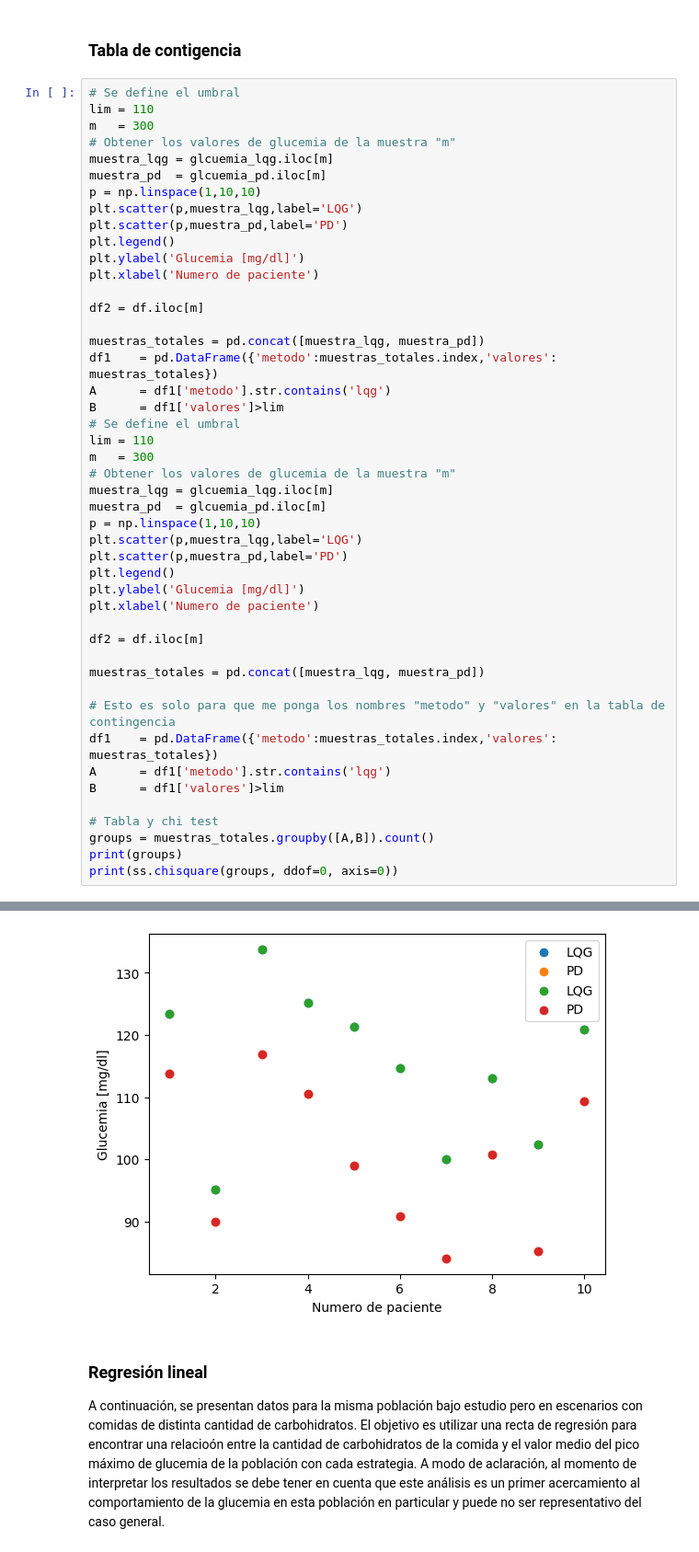
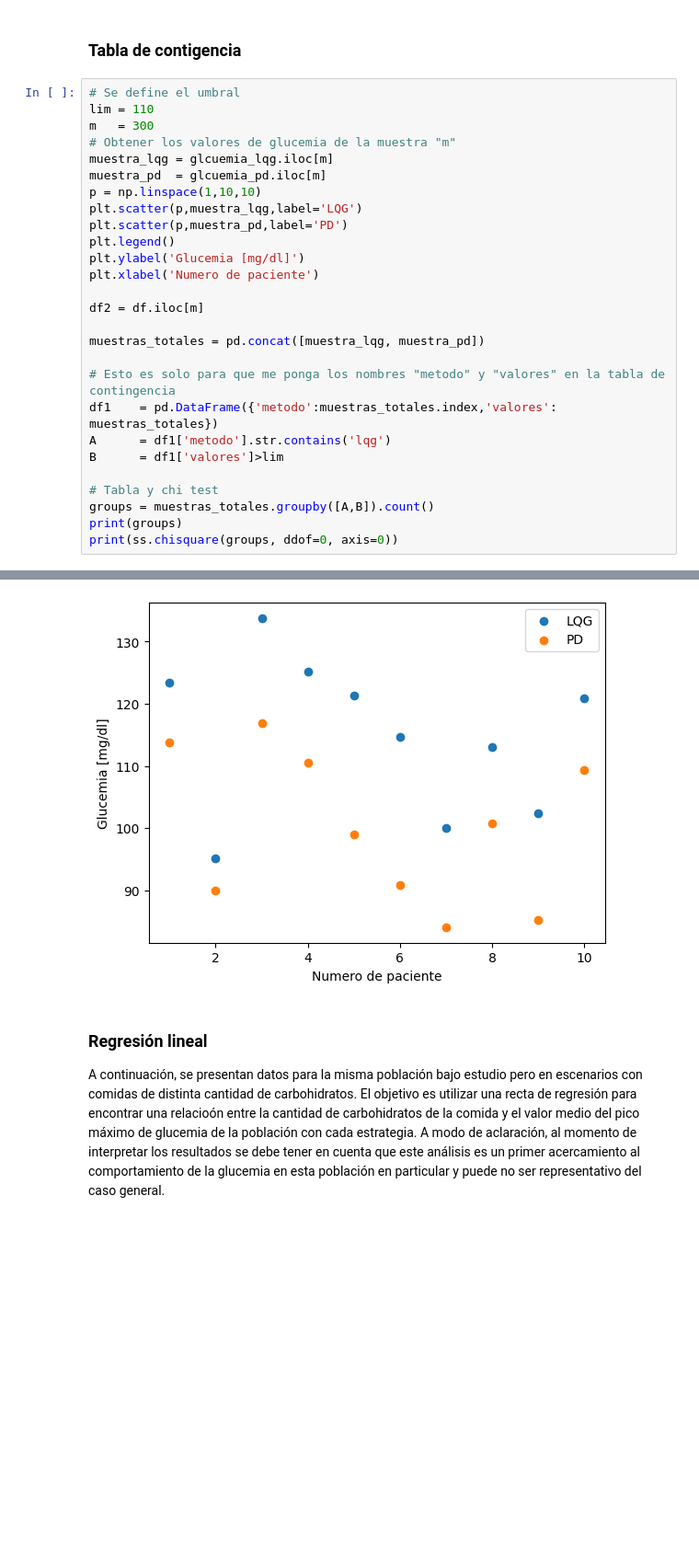
Before and after one commit to LeonelDRJ/trabajo_final_DaRosa_Jurao, a Jupyter notebook: Trabajo_final.ipynb, the cells around one changed output, grey strips where cells are left out. Shown at 92% size. Drawn from its saved outputs; the diff is of its cells as text; blank space fills up the shorter version.

```diff
--- a/Trabajo_final.ipynb
+++ b/Trabajo_final.ipynb
@@ -286,25 +286,6 @@ Para ambos parámetros se rechaza la hipótesis nula del test de Wilcoxon por lo
 # %% [markdown]
 ### Tabla de contigencia
 # %%
-# Se define el umbral
-lim = 110
-m   = 300
-# Obtener los valores de glucemia de la muestra "m"
-muestra_lqg = glcuemia_lqg.iloc[m]
-muestra_pd  = glcuemia_pd.iloc[m]
-p = np.linspace(1,10,10)
-plt.scatter(p,muestra_lqg,label='LQG')
-plt.scatter(p,muestra_pd,label='PD')
-plt.legend()
-plt.ylabel('Glucemia [mg/dl]')
-plt.xlabel('Numero de paciente')
-
-df2 = df.iloc[m]
-
-muestras_totales = pd.concat([muestra_lqg, muestra_pd])
-df1    = pd.DataFrame({'metodo':muestras_totales.index,'valores': muestras_totales})
-A      = df1['metodo'].str.contains('lqg')
-B      = df1['valores']>lim
 # Se define el umbral
 lim = 110
 m   = 300
@@ -312,34 +293,34 @@ m   = 300
 muestra_lqg = glcuemia_lqg.iloc[m]
 muestra_pd  = glcuemia_pd.iloc[m]
 p = np.linspace(1,10,10)
 plt.scatter(p,muestra_lqg,label='LQG')
 plt.scatter(p,muestra_pd,label='PD')
 plt.legend()
 plt.ylabel('Glucemia [mg/dl]')
 plt.xlabel('Numero de paciente')
 
 df2 = df.iloc[m]
 
 muestras_totales = pd.concat([muestra_lqg, muestra_pd])
 
 # Esto es solo para que me ponga los nombres "metodo" y "valores" en la tabla de contingencia
 df1    = pd.DataFrame({'metodo':muestras_totales.index,'valores': muestras_totales})
 A      = df1['metodo'].str.contains('lqg')
 B      = df1['valores']>lim
 
 # Tabla y chi test
 groups = muestras_totales.groupby([A,B]).count()
 print(groups)
 print(ss.chisquare(groups, ddof=0, axis=0))
 # %% [output]
 metodo  valores
 False   False      7
         True       3
 True    False      3
         True       7
 Name: 300, dtype: int64
 Power_divergenceResult(statistic=3.2, pvalue=0.36180502749753174)
-[figure, old version]
+[figure, new version]
 # %% [markdown]
 ### Regresión lineal
 
```
